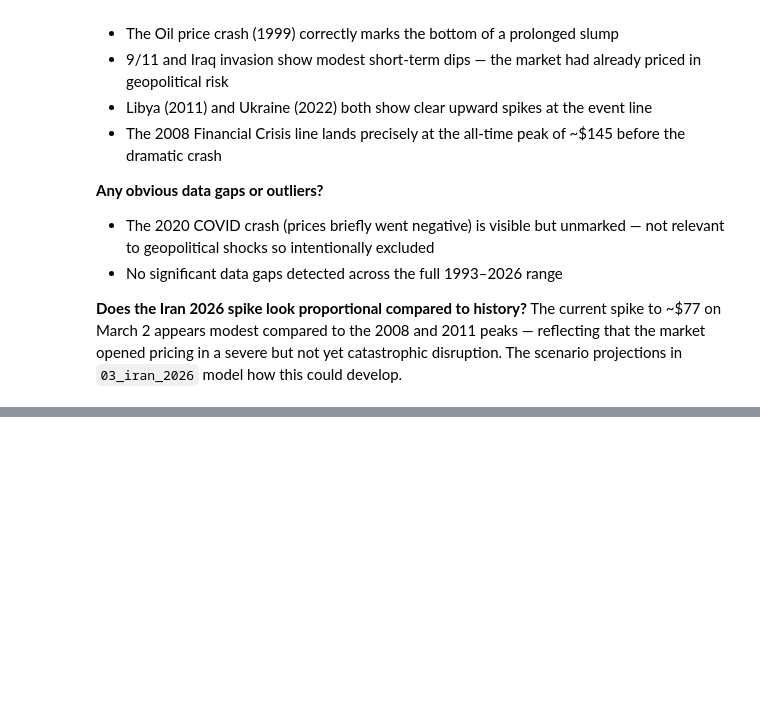
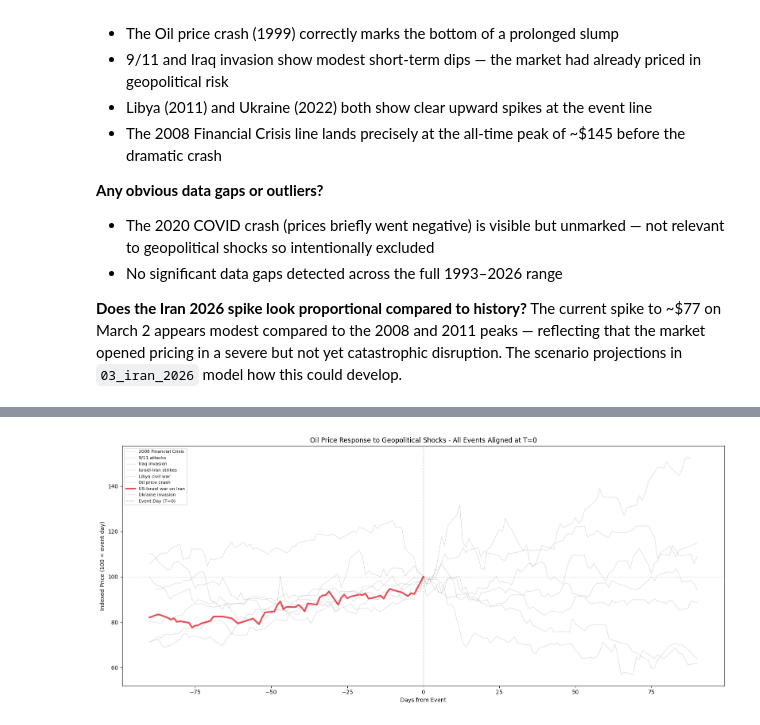
Before and after one commit to rangywulf/shock_and_price, a Jupyter notebook: notebooks/02_event_study.ipynb, the cells around one changed output, grey strips where cells are left out. Saved outputs shown, nothing was run; the diff lists cells and outputs as text; code cells hidden in the pictures; blank space fills up the shorter version.

Commit message:
add overlay chart to event study notebook

```diff
--- a/notebooks/02_event_study.ipynb
+++ b/notebooks/02_event_study.ipynb
@@ -240,0 +246,38 @@ model how this could develop.
+# %%
+fig, ax = plt.subplots(figsize=(16, 7))
+
+colors = {
+    'Oil price crash':          '#aaaaaa',
+    '9/11 attacks':             '#aaaaaa',
+    'Iraq invasion':            '#aaaaaa',
+    'Libya civil war':          '#aaaaaa',
+    'Ukraine invasion':         '#aaaaaa',
+    'Israel-Iran strikes':      '#aaaaaa',
+    '2008 Financial Crisis':    '#aaaaaa',
+    'US-Israel war on Iran':    '#e63946'
+}
+
+linewidths = {
+    'US-Israel war on Iran': 3,
+}
+
+for event_name, group in all_events.groupby('event_name'):
+    lw = linewidths.get(event_name, 1)
+    alpha = 0.9 if event_name == "US-Israel war on Iran" else 0.4
+    ax.plot(group['t'], group['indexed'],
+            label=event_name,
+            color=colors.get(event_name, '#aaaaaa'),
+            linewidth=lw,
+            alpha=alpha)
+
+ax.axvline(0, color='black', linestyle='--', linewidth=1, alpha=0.4, label= 'Event Day (T=0)')
+ax.axhline(100, color='black', linestyle=':', linewidth=0.8, alpha=0.3)
+ax.set_xlabel('Days from Event')
+ax.set_ylabel('Indexed Price (100 = event day)')
+ax.set_title('Oil Price Response to Geopolitical Shocks - All Events Aligned at T=0')
+ax.legend(fontsize=8)
+plt.tight_layout()
+plt.savefig('../outputs/event_study_chart.png', dpi=150)
+plt.show()
+# %% [output]
+[figure, added]
```
Also changed, not shown: parts of 2 cells of this notebook, 1 other file.
